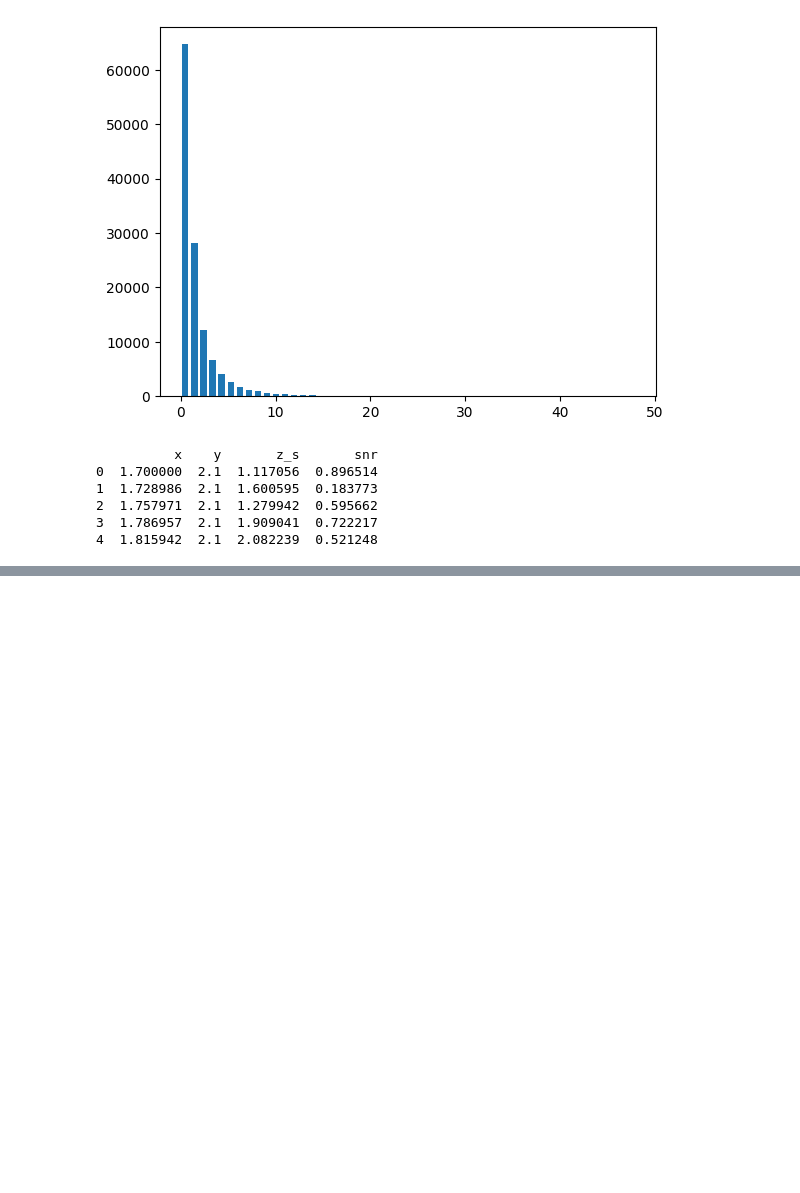
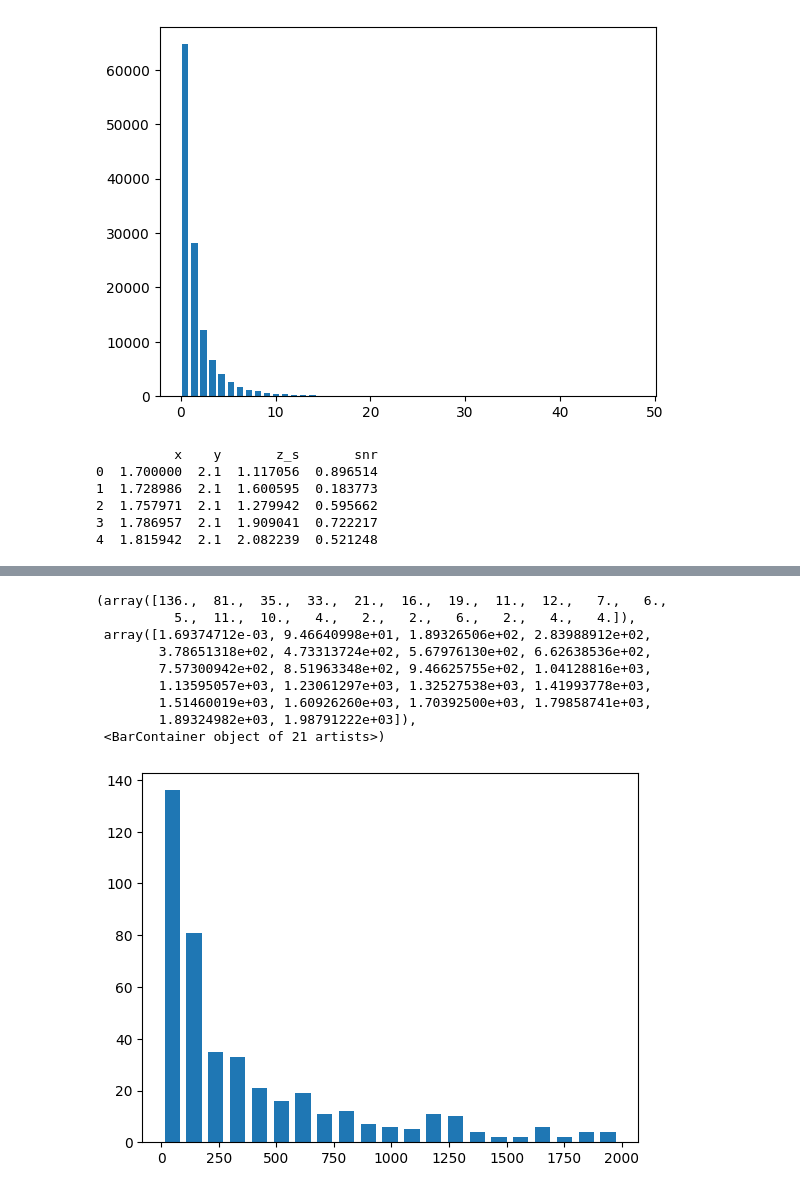
Before and after one commit to diceandcats/SURE-GW-lensing, a Jupyter notebook: Real stuffs/cluster_class_verify.ipynb, the cells around one changed output, grey strips where cells are left out. Drawn from its saved outputs; the diff is of its cells as text; code cells hidden in the pictures; blank space fills up the shorter version.

```diff
--- a/Real stuffs/cluster_class_verify.ipynb
+++ b/Real stuffs/cluster_class_verify.ipynb
@@ -617,14 +614,0 @@ KeyboardInterrupt:
-# %%
-# caluclate time delays
-results = pd.read_csv("data_for_dt.csv")
-
-def calculate_dt_dataframe(row):
-    image_positions = eval(row['theta'])  # Convert string representation of list to actual list
-    time_delays = []
-
-    for i in range(len(image_positions)):
-        for j in range(i + 1, len(image_positions)):
-            delay = cluster_mp.get_time_delay(image_positions[i], image_positions[j])
-            time_delays.append(delay)
-
-    return time_delays
@@ -630,0 +631,17 @@ def calculate_dt_dataframe(row):
+# %%
+# caluclate time delays
+results = pd.read_csv("/home/dices/SURE/data_for_dt.csv")
+results_test = results.sample(n=1000)
+
+def calculate_dt_dataframe(row):
+    x_src = row['x']
+    y_src = row['y']
+    image_positions = eval(row['theta'])  # Convert string representation of list to actual list
+    cluster_mp = ClusterLensing(alpha_x_arcsec, alpha_y_arcsec, psi_arcsec, z_l , row['z_s'], pixscale, 678, diff_z = True)
+    time_delays = cluster_mp.all_dt(x_src, y_src, image_positions)
+    return time_delays
+
+tqdm.pandas()
+results_test['delta_t'] = results_test.progress_apply(calculate_dt_dataframe, axis=1)
+print(results_test.head())
+results_test.to_csv("/home/dices/SURE/dt_distribution.csv", index=False)
@@ -630,0 +669,19 @@ def calculate_dt_dataframe(row):
+# %%
+# plot the results of delta_t in a histogram
+filtered_results = results_test[results_test['delta_t'].apply(lambda x: len(x) > 0 and
+                                                               np.all(x < 2000))]
+# Convert the filtered 'delta_t' column to a list of arrays
+dt_values = filtered_results['delta_t'].values.tolist()
+dt_values_hist = np.concatenate(dt_values)
+plt.hist(dt_values_hist, bins=21, rwidth=0.7)
+# %% [output]
+(array([136.,  81.,  35.,  33.,  21.,  16.,  19.,  11.,  12.,   7.,   6.,
+          5.,  11.,  10.,   4.,   2.,   2.,   6.,   2.,   4.,   4.]),
+ array([1.69374712e-03, 9.46640998e+01, 1.89326506e+02, 2.83988912e+02,
+        3.78651318e+02, 4.73313724e+02, 5.67976130e+02, 6.62638536e+02,
+        7.57300942e+02, 8.51963348e+02, 9.46625755e+02, 1.04128816e+03,
+        1.13595057e+03, 1.23061297e+03, 1.32527538e+03, 1.41993778e+03,
+        1.51460019e+03, 1.60926260e+03, 1.70392500e+03, 1.79858741e+03,
+        1.89324982e+03, 1.98791222e+03]),
+ <BarContainer object of 21 artists>)
+[figure, added]
```
Also changed, not shown: parts of 4 cells of this notebook, 3 other files.
